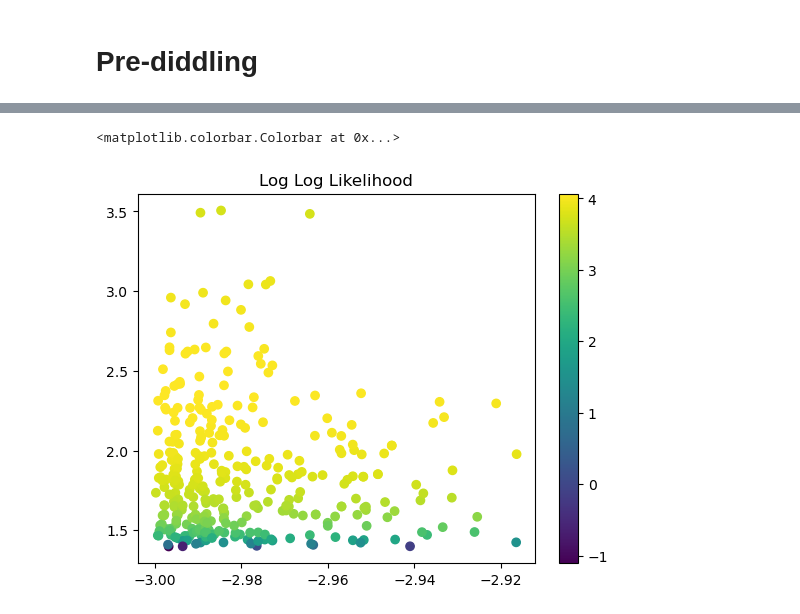
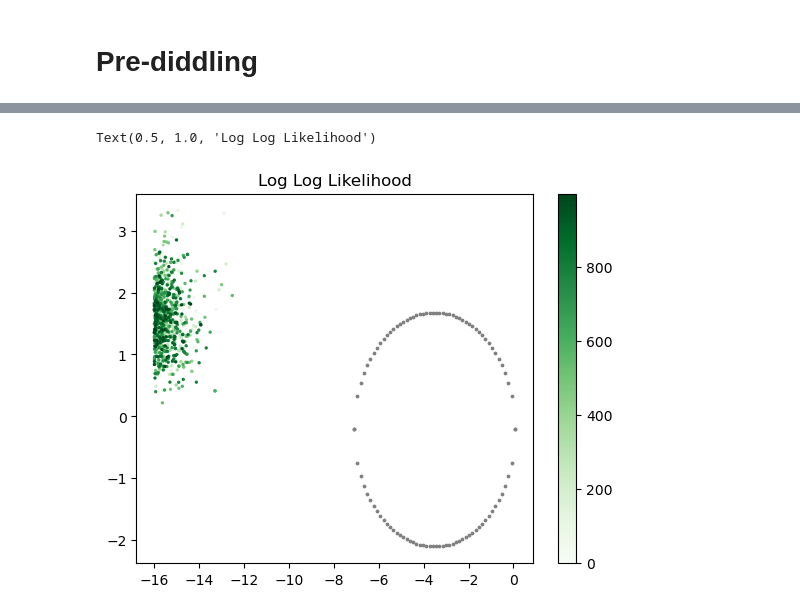
Before and after one commit to ABesginow/LaplaceKernelSearch, a Jupyter notebook: exploration_tests/linear.ipynb, the cells around one changed output, grey strips where cells are left out. Cells and saved outputs as stored; diff of their text form; code cells hidden in the pictures.

Commit message:
drawing the training path and positive likelihood

```diff
--- a/exploration_tests/linear.ipynb
+++ b/exploration_tests/linear.ipynb
@@ -259,7 +260,7 @@ def get_std_points(mu, K):
 figure_path = "linear_figures"
 # %%
 END = 1
-COUNT = 100
+COUNT = 10
 train_x = torch.linspace(0, END, COUNT)
 train_y = torch.linspace(0, END, COUNT)
 # %%
@@ -392,0 +399,27 @@ Text(0.5, 1.0, 'Log Likelihood')
+# %%
+filtered = False
+filtered_noise = list()
+filtered_length = list()
+filtered_loglike = list()
+
+# loop to filter draws below X
+for n, l, llik in zip(MC_log['param draws dict']["theta.1"], MC_log['param draws dict']["theta.2"], MC_log['manual lp list']):
+    if llik > -5000:
+        filtered_noise.append(n)
+        filtered_length.append(l)
+        filtered_loglike.append(llik)
+
+if filtered:
+    for i in range(len(filtered_noise)-1):
+        n, l = filtered_noise[i], filtered_length[i]
+        n2, l2 = filtered_noise[i+1], filtered_length[i+1]
+        plt.arrow(n, l, n2-n, l2-l, color=mpl.colormaps["Greens"](i/len(filtered_noise)), head_length = 0.07, head_width = 0.025, length_includes_head = True)
+    plt.scatter(filtered_noise, filtered_length, c=filtered_loglike, s=3)
+else:
+    for i in range(len(MC_log['param draws dict']["theta.1"])-1):
+        n, l = MC_log['param draws dict']["theta.1"][i], MC_log['param draws dict']["theta.2"][i]
+        n2, l2 = MC_log['param draws dict']["theta.1"][i+1], MC_log['param draws dict']["theta.2"][i+1]
+        plt.arrow(n, l, n2-n, l2-l, color=mpl.colormaps["Greens"](i/len(MC_log['param draws dict']["theta.1"])), head_length = 0.07, head_width = 0.025, length_includes_head = True)
+    plt.scatter(MC_log['param draws dict']["theta.1"], MC_log['param draws dict']["theta.2"], c=torch.Tensor(MC_log['manual lp list']), s=3)
+plt.title("Log Log Likelihood")
+plt.colorbar()
@@ -393,18 +429,21 @@ Text(0.5, 1.0, 'Log Likelihood')
 # %%
 # Contour plot of the likelihood surface according to the explored samples
 # loop to filter draws below -5000
 filtered_noise = list()
 filtered_length = list()
 filtered_loglike = list()
 for n, l, llik in zip(MC_log['param draws dict']["theta.1"], MC_log['param draws dict']["theta.2"], MC_log['manual lp list']):
     if llik > -5000:
         filtered_noise.append(n)
         filtered_length.append(l)
         filtered_loglike.append(llik)
-plt.scatter(MC_log['param draws dict']["theta.1"], MC_log['param draws dict']["theta.2"], c=torch.log(torch.Tensor(MC_log['manual lp list'])))
+plt.scatter(MC_log['param draws dict']["theta.1"], MC_log['param draws dict']["theta.2"], c=range(len(MC_log['param draws dict']["theta.2"])), cmap="Greens", s=2)
+plt.colorbar()
+new_unit_x, new_unit_y = get_std_points(MC_log["Parameter prior"]["mu"].numpy().T[0], MC_log["Parameter prior"]["var"])
+# Draw one standard deviation around the center of the distribution
+plt.scatter(new_unit_x, new_unit_y, color="grey", s=3)
 #plt.scatter(filtered_noise, filtered_length, c=filtered_loglike)
 plt.title("Log Log Likelihood")
-plt.colorbar()
 # %% [output]
-<matplotlib.colorbar.Colorbar at 0x...>
+Text(0.5, 1.0, 'Log Log Likelihood')
-[figure, old version]
+[figure, new version]
```
Also changed, not shown: parts of 12 cells of this notebook.
